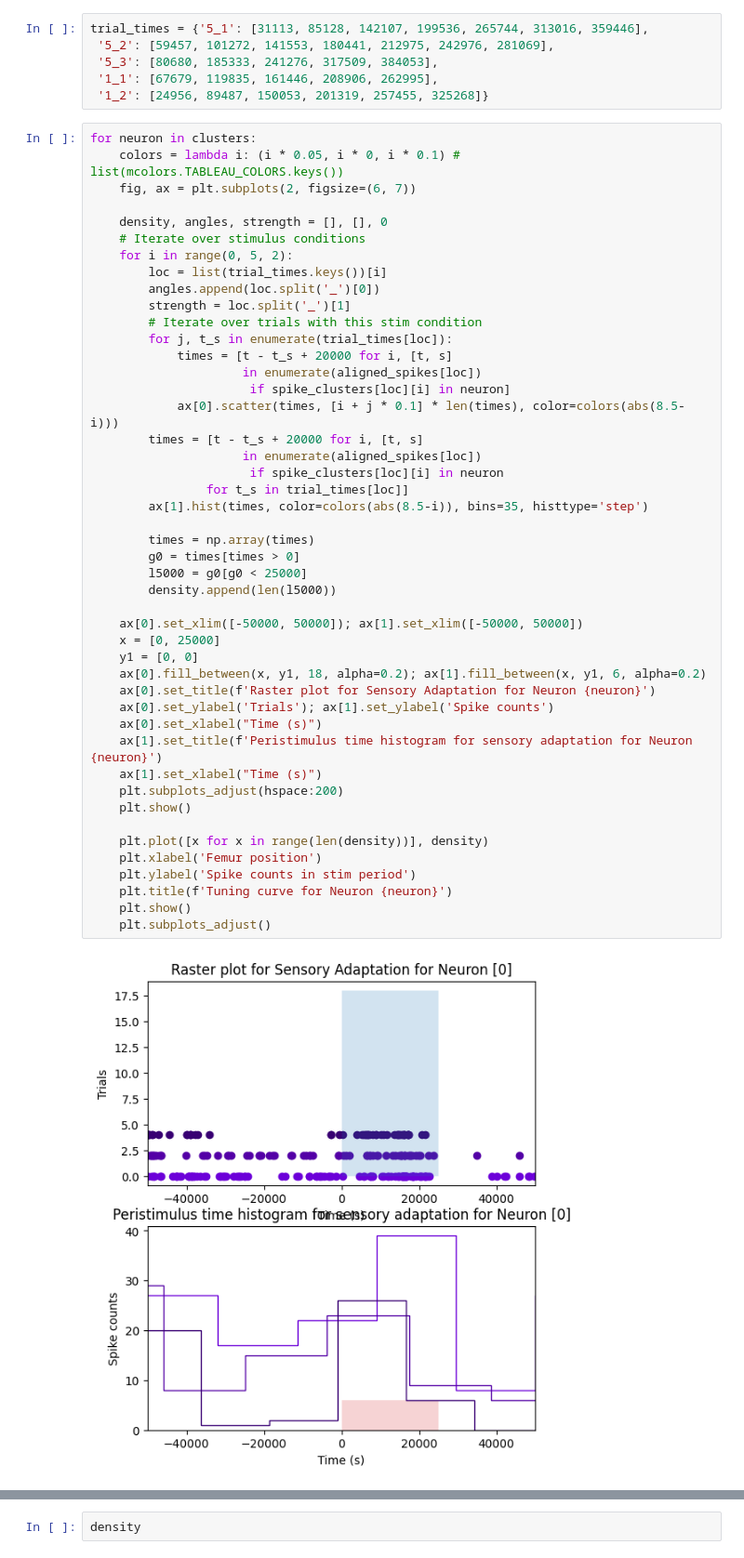
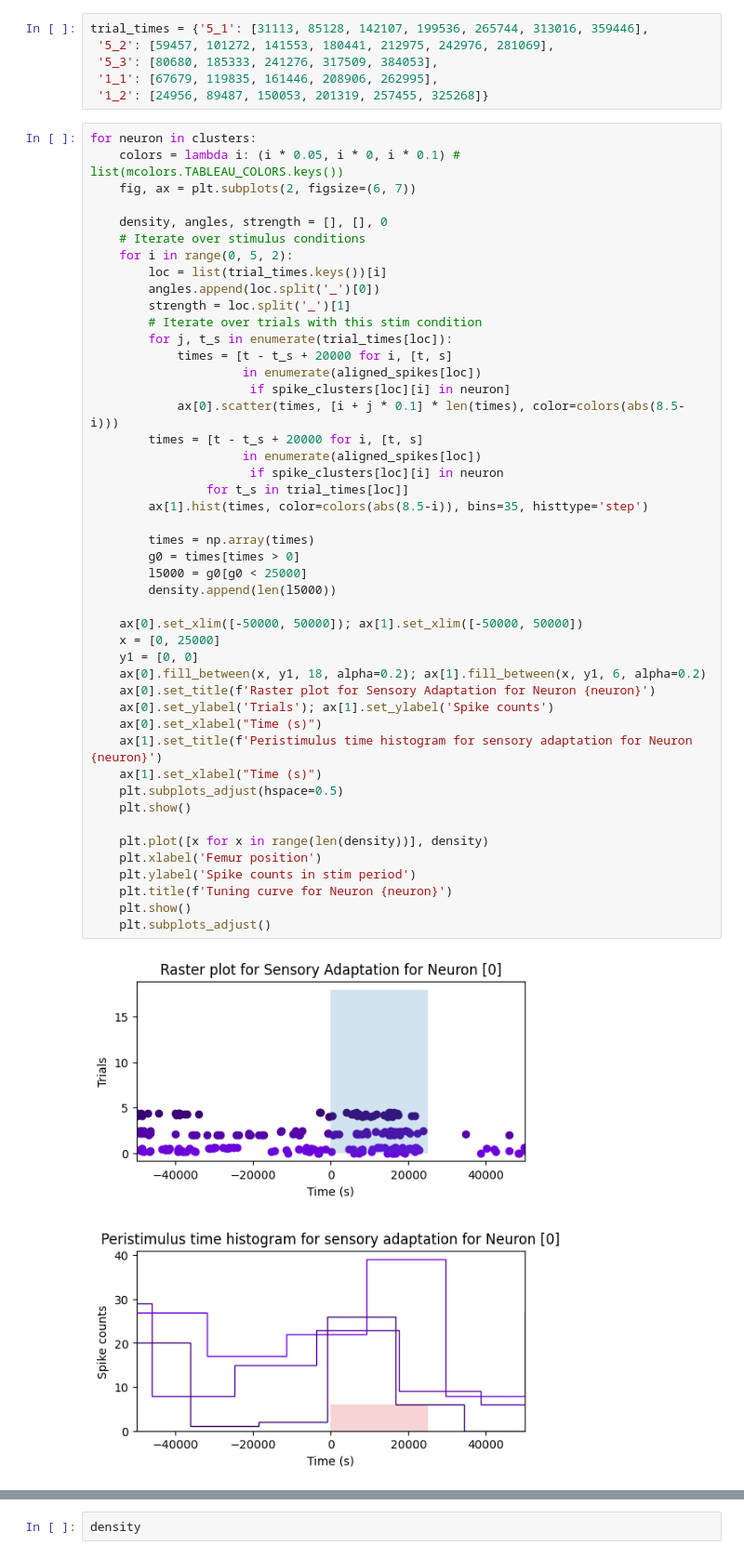
Before and after one commit to adishreeg/bi162-final-project, a Jupyter notebook: code/Sensory_Adaptation_5mL.ipynb, the cells around one changed output, grey strips where cells are left out. Shown at 93% size. Cells and saved outputs as stored; diff of their text form.

```diff
--- a/code/Sensory_Adaptation_5mL.ipynb
+++ b/code/Sensory_Adaptation_5mL.ipynb
@@ -368,34 +368,34 @@ for neuron in clusters:
             ax[0].scatter(times, [i + j * 0.1] * len(times), color=colors(abs(8.5-i)))
         times = [t - t_s + 20000 for i, [t, s]
                      in enumerate(aligned_spikes[loc])
                       if spike_clusters[loc][i] in neuron
                 for t_s in trial_times[loc]]
         ax[1].hist(times, color=colors(abs(8.5-i)), bins=35, histtype='step')
 
         times = np.array(times)
         g0 = times[times > 0]
         l5000 = g0[g0 < 25000]
         density.append(len(l5000))
 
     ax[0].set_xlim([-50000, 50000]); ax[1].set_xlim([-50000, 50000])
     x = [0, 25000]
     y1 = [0, 0]
     ax[0].fill_between(x, y1, 18, alpha=0.2); ax[1].fill_between(x, y1, 6, alpha=0.2)
     ax[0].set_title(f'Raster plot for Sensory Adaptation for Neuron {neuron}')
     ax[0].set_ylabel('Trials'); ax[1].set_ylabel('Spike counts')
     ax[0].set_xlabel("Time (s)")
     ax[1].set_title(f'Peristimulus time histogram for sensory adaptation for Neuron {neuron}')
     ax[1].set_xlabel("Time (s)")
-    plt.subplots_adjust(hspace:200)
+    plt.subplots_adjust(hspace=0.5)
     plt.show()
 
     plt.plot([x for x in range(len(density))], density)
     plt.xlabel('Femur position')
     plt.ylabel('Spike counts in stim period')
     plt.title(f'Tuning curve for Neuron {neuron}')
     plt.show()
     plt.subplots_adjust()
 # %% [output]
-[figure, old version]
+[figure, new version]
 [figure]
 <Figure size 640x480 with 0 Axes>
```
Also changed, not shown: parts of 2 cells of this notebook.
